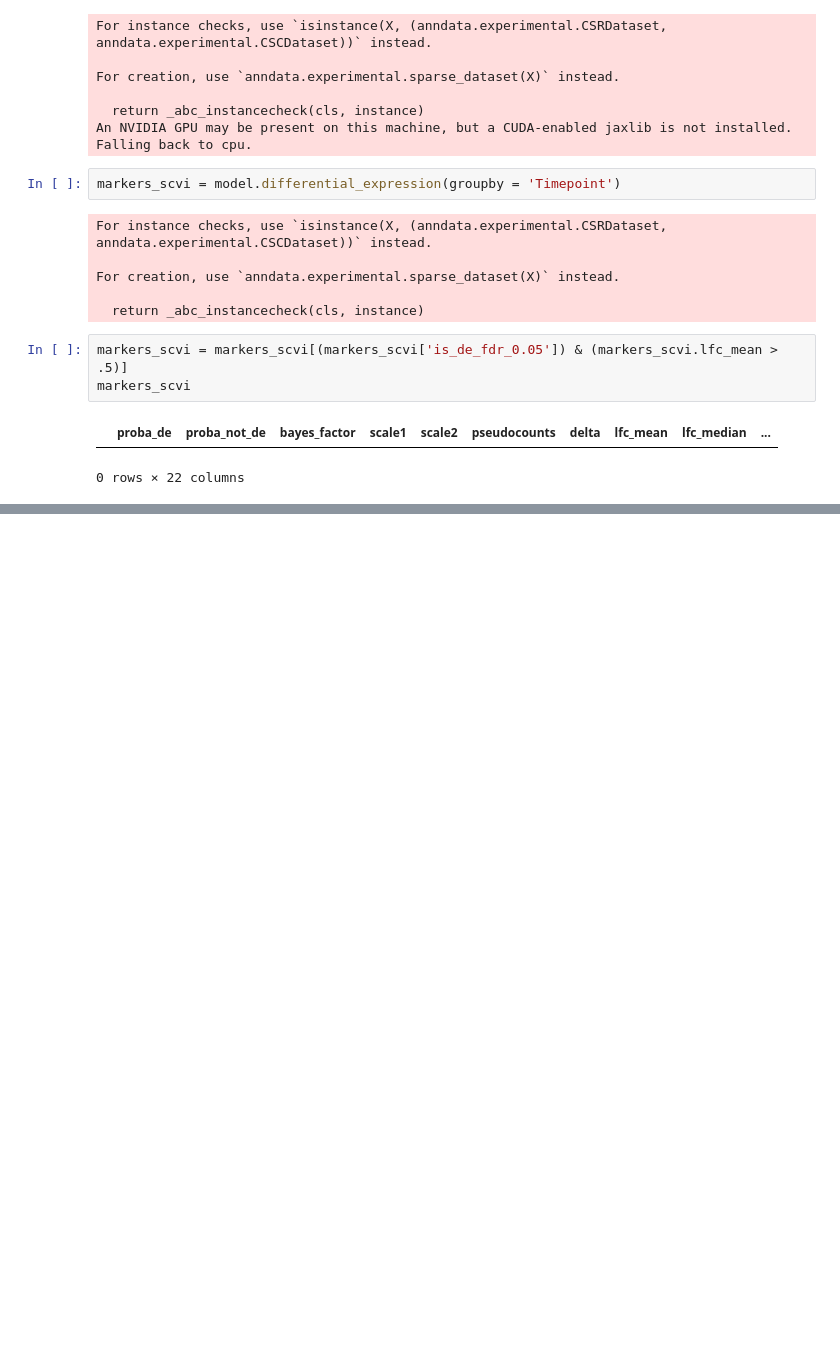
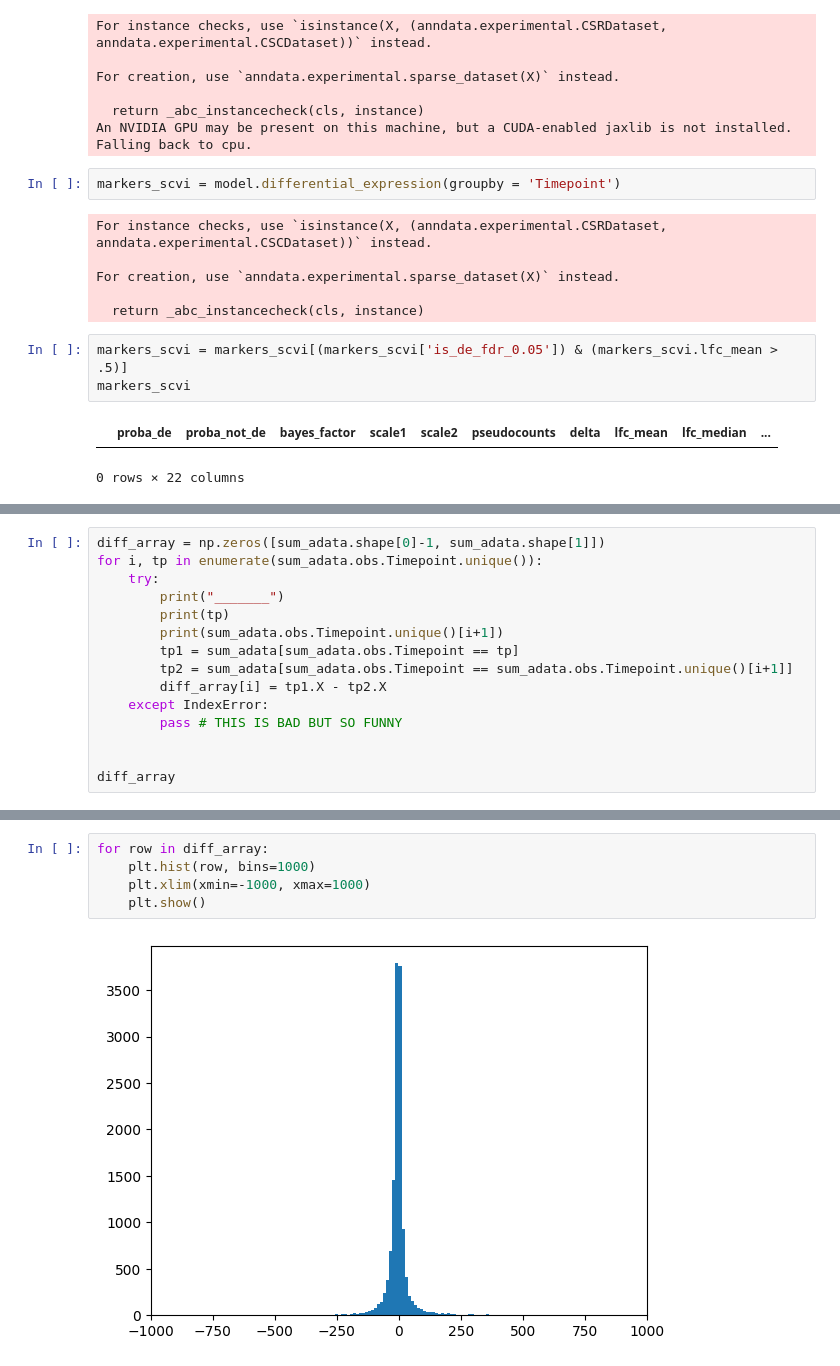
Before and after one commit to Formanj-0/UpDown_Project, a Jupyter notebook: WorkSpace/DEX_DATA4SSIT.ipynb, the cells around one changed output, grey strips where cells are left out. Saved outputs shown, nothing was run; the diff lists cells and outputs as text; blank space fills up the shorter version.

```diff
--- a/WorkSpace/DEX_DATA4SSIT.ipynb
+++ b/WorkSpace/DEX_DATA4SSIT.ipynb
@@ -186,0 +242,15 @@ sc.pl.umap(adata, color = ["DUSP1"], frameon = False)
+# %%
+diff_array = np.zeros([sum_adata.shape[0]-1, sum_adata.shape[1]])
+for i, tp in enumerate(sum_adata.obs.Timepoint.unique()):
+    try:
+        print("_______")
+        print(tp)
+        print(sum_adata.obs.Timepoint.unique()[i+1])
+        tp1 = sum_adata[sum_adata.obs.Timepoint == tp]
+        tp2 = sum_adata[sum_adata.obs.Timepoint == sum_adata.obs.Timepoint.unique()[i+1]]
+        diff_array[i] = tp1.X - tp2.X
+    except IndexError:
+        pass # THIS IS BAD BUT SO FUNNY
+
+
+diff_array
@@ -186,0 +285,7 @@ sc.pl.umap(adata, color = ["DUSP1"], frameon = False)
+# %%
+for row in diff_array:
+    plt.hist(row, bins=1000)
+    plt.xlim(xmin=-1000, xmax=1000)
+    plt.show()
+# %% [output]
+[figure, added]
```
Also changed, not shown: parts of 16 cells of this notebook, 2 other files.
